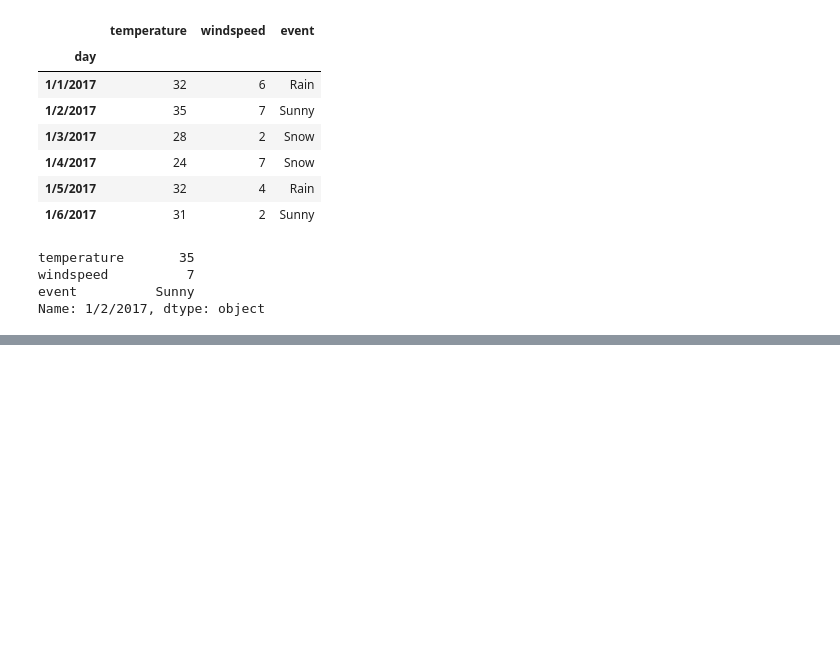
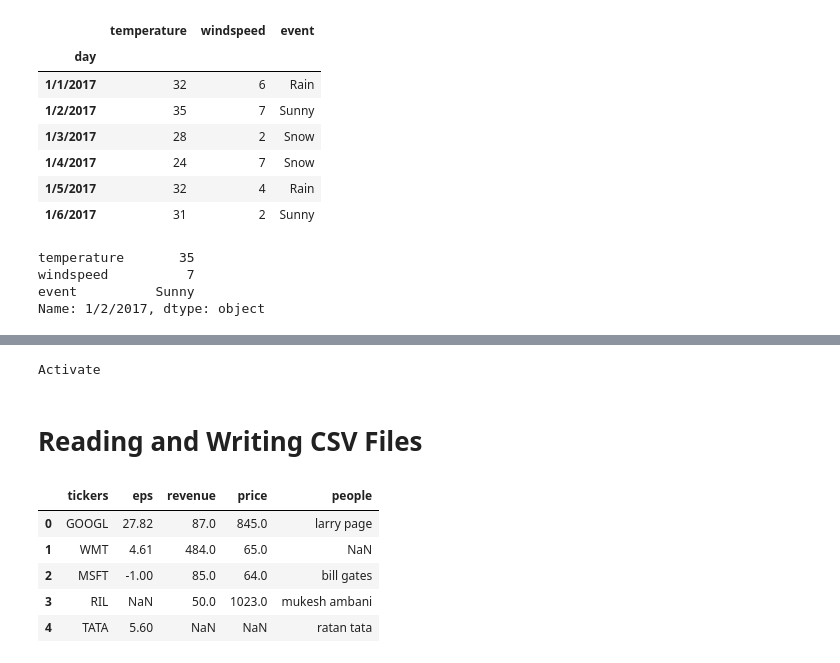
Before and after one commit to ins099/Pandas, a Jupyter notebook: Pandas.ipynb, the cells around one changed output, grey strips where cells are left out. Cells and saved outputs as stored; diff of their text form; code cells hidden in the pictures; blank space fills up the shorter version.

Commit message:
Read Write CSV/Excel

```diff
--- a/Pandas.ipynb
+++ b/Pandas.ipynb
@@ -216,0 +217,23 @@ df.loc['Snow']
+# %%
+print("Activate")
+# %% [output]
+Activate
+# %% [markdown]
+# Reading and Writing CSV Files
+# %%
+#df1 = pd.read_csv("stock.csv", na_values = ['not available', 'n.a.'])
+#or you can use dictionary
+df1 = pd.read_csv("stock.csv", na_values = {
+         "eps":["not available", "n.a."],
+         "revenue":["not available", "n.a.", "-1"],   #since revenue cannot be -1 we added -1
+          "price":["not available", "n.a."],
+          "people":["not available", "n.a."],
+})
+df1
+# %% [output]
+|  | tickers | eps | revenue | price | people |
+| 0 | GOOGL | 27.82 | 87.0 | 845.0 | larry page |
+| 1 | WMT | 4.61 | 484.0 | 65.0 | NaN |
+| 2 | MSFT | -1.00 | 85.0 | 64.0 | bill gates |
+| 3 | RIL | NaN | 50.0 | 1023.0 | mukesh ambani |
+| 4 | TATA | 5.60 | NaN | NaN | ratan tata |
```
Also changed, not shown: parts of 11 cells of this notebook, 5 other files.
